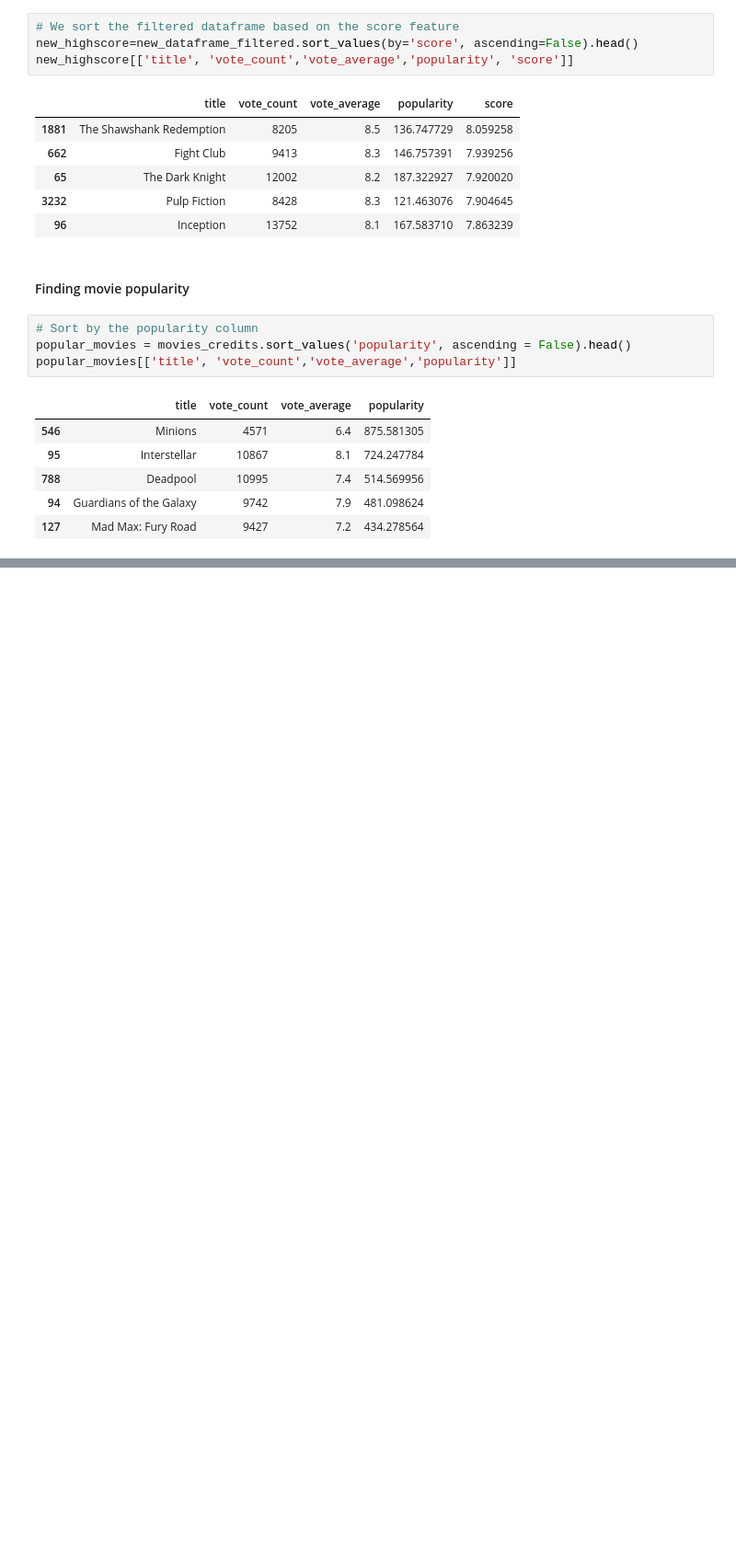
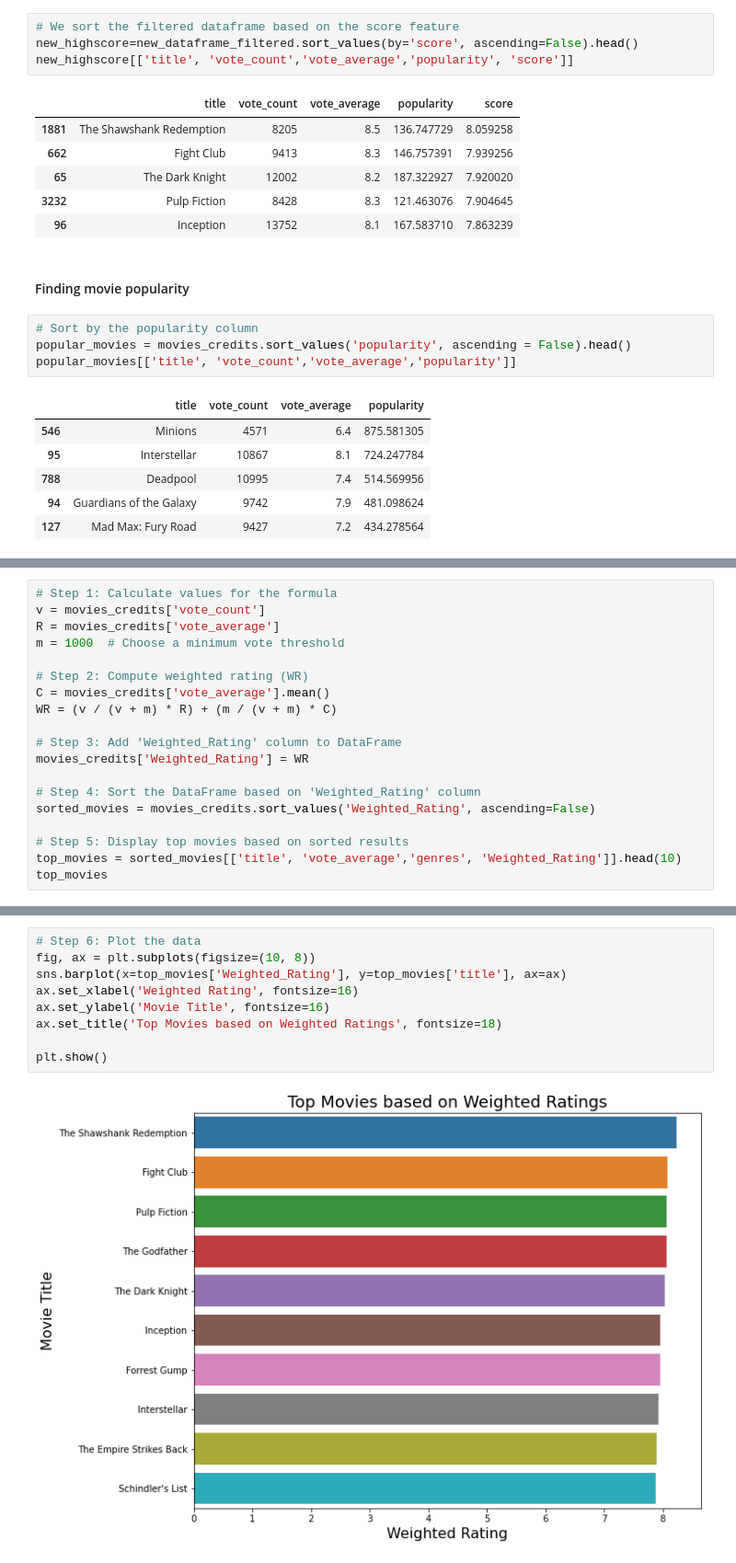
Before and after one commit to Edna722/Movie-Recommendation-Full-Project, a Jupyter notebook: Movie Recommendation.ipynb, the cells around one changed output, grey strips where cells are left out. Shown at 92% size. Cells and saved outputs as stored; diff of their text form; blank space fills up the shorter version.

```diff
--- a/Movie Recommendation.ipynb
+++ b/Movie Recommendation.ipynb
@@ -422,0 +444,19 @@ popular_movies[['title', 'vote_count','vote_average','popularity']]
+# %%
+# Step 1: Calculate values for the formula
+v = movies_credits['vote_count']
+R = movies_credits['vote_average']
+m = 1000  # Choose a minimum vote threshold
+
+# Step 2: Compute weighted rating (WR)
+C = movies_credits['vote_average'].mean()
+WR = (v / (v + m) * R) + (m / (v + m) * C)
+
+# Step 3: Add 'Weighted_Rating' column to DataFrame
+movies_credits['Weighted_Rating'] = WR
+
+# Step 4: Sort the DataFrame based on 'Weighted_Rating' column
+sorted_movies = movies_credits.sort_values('Weighted_Rating', ascending=False)
+
+# Step 5: Display top movies based on sorted results
+top_movies = sorted_movies[['title', 'vote_average','genres', 'Weighted_Rating']].head(10)
+top_movies
@@ -422,0 +475,11 @@ popular_movies[['title', 'vote_count','vote_average','popularity']]
+# %%
+# Step 6: Plot the data
+fig, ax = plt.subplots(figsize=(10, 8))
+sns.barplot(x=top_movies['Weighted_Rating'], y=top_movies['title'], ax=ax)
+ax.set_xlabel('Weighted Rating', fontsize=16)
+ax.set_ylabel('Movie Title', fontsize=16)
+ax.set_title('Top Movies based on Weighted Ratings', fontsize=18)
+
+plt.show()
+# %% [output]
+[figure, added]
```
Also changed, not shown: parts of 7 cells of this notebook.
